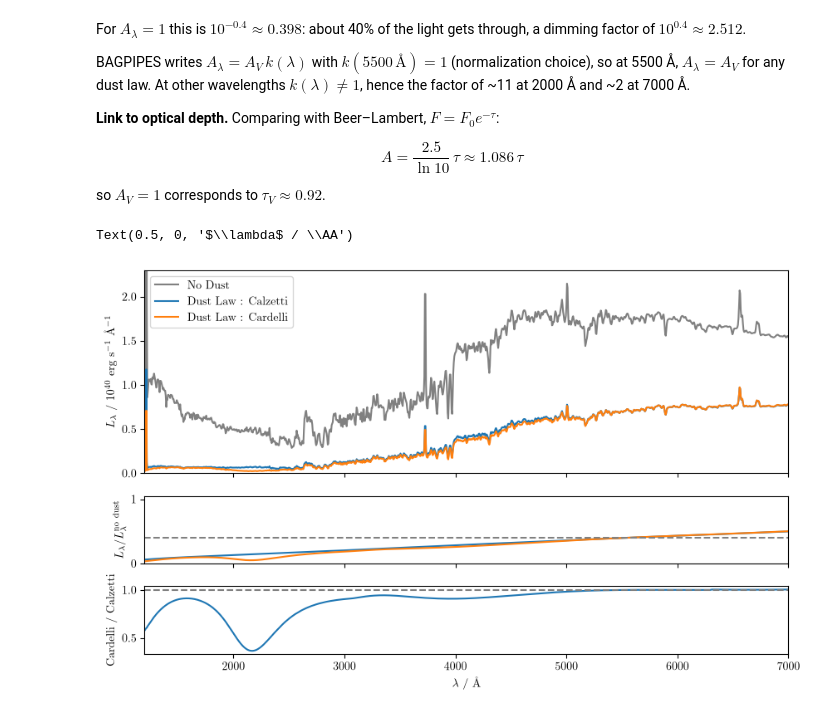
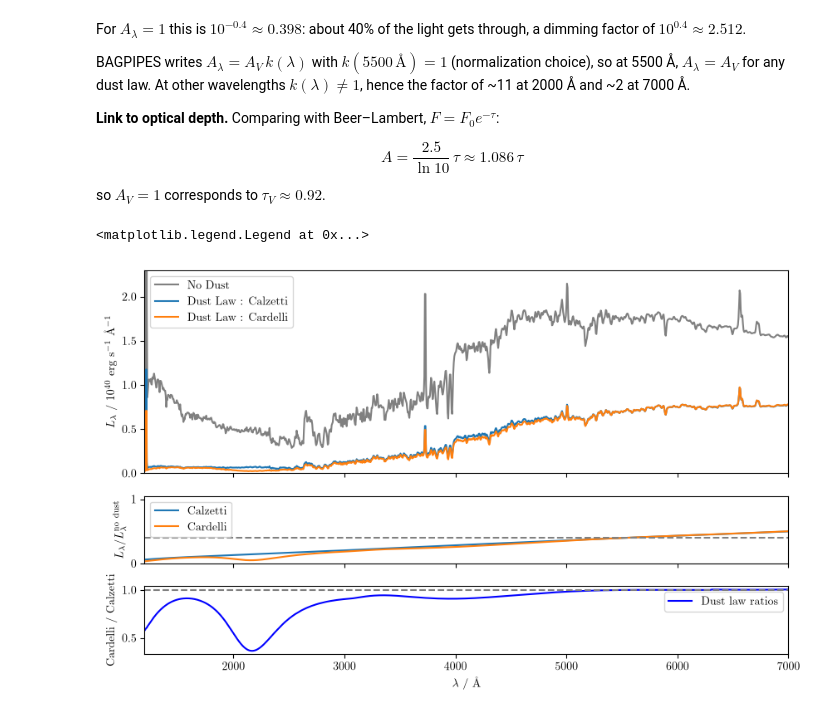
Before and after one commit to ChristineHao-zhcekl/galprior, a Jupyter notebook: BAGPIPES/parameter_intuition.ipynb, the cells around one changed output. Saved outputs shown, nothing was run; the diff lists cells and outputs as text; code cells hidden in the pictures.

Commit message:
Dust law upd

```diff
--- a/BAGPIPES/parameter_intuition.ipynb
+++ b/BAGPIPES/parameter_intuition.ipynb
@@ -102,34 +102,36 @@ fig, (ax, ax1, ax2) = plt.subplots(ncols=1, nrows = 3, figsize = (10, 6), sharex
 
 nodust = copy.deepcopy(model_components)
 nodust['dust']['Av'] = 0
 model_nodust = model_galaxy(nodust, filt_list=None, spec_wavs=uv_wavelength_grid, spec_units='ergscma', phot_units='ergscma', index_list=None)
 
 
 spectra = {}
 spectra['nodust'] = model_nodust.spectrum[:, 1]
 ax.plot(uv_wavelength_grid, spectra['nodust'] / 10**40, label = "No Dust", color = 'grey')
 for law in laws:
     new = copy.deepcopy(model_components)
     new['dust']['type'] = law
     new['dust']['Av'] = 1
     new['dust']['eta'] = 1
     m = model_galaxy(new, filt_list=None, spec_wavs=uv_wavelength_grid, spec_units='ergscma', phot_units='ergscma', index_list=None)
     spectra[law] = m.spectrum[:, 1]
     ax.plot(uv_wavelength_grid, spectra[law] / 10**40, label = f"Dust Law : {law}")
-    ax1.plot(uv_wavelength_grid, spectra[law] / spectra['nodust'], label = "Transmission")
+    ax1.plot(uv_wavelength_grid, spectra[law] / spectra['nodust'], label = f"{law}")
 ax.legend()
 ax.set_xlim(np.min(wavelength), np.max(wavelength))
 ax.set_ylim(0, 2.3)
 ax.set_ylabel(r"$L_\lambda\ /\ 10^{40}$ erg s$^{-1}$ \AA$^{-1}$")
 
 ax1.set_ylim(0, 1.05)
 ax1.set_ylabel(r"$L_\lambda / L_\lambda^\mathrm{no\ dust}$")
 ax1.axhline(10**-0.4, color="grey", linestyle="--")
+ax1.legend()
 
-ax2.plot(uv_wavelength_grid, spectra["Cardelli"]/spectra["Calzetti"], label = "Dust law ratios")
+ax2.plot(uv_wavelength_grid, spectra["Cardelli"]/spectra["Calzetti"], label = "Dust law ratios", color = 'b')
 ax2.set_ylabel("Cardelli / Calzetti")
 ax2.axhline(1, color="grey", linestyle="--")
 ax2.set_xlabel(r"$\lambda$ / \AA")
+ax2.legend()
 # %% [output]
-Text(0.5, 0, '$\\lambda$ / \\AA')
+<matplotlib.legend.Legend at 0x...>
-[figure, old version]
+[figure, new version]
```
